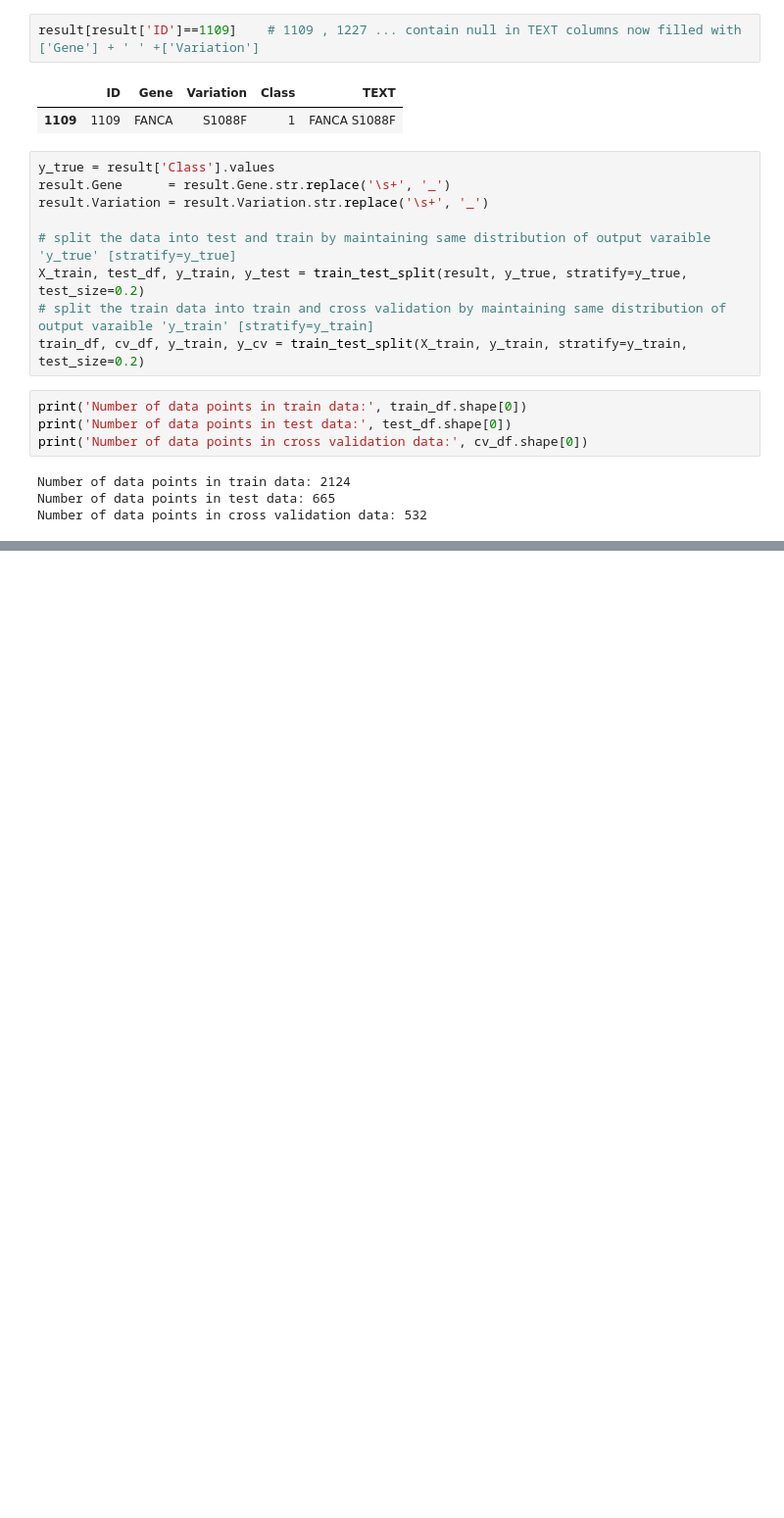
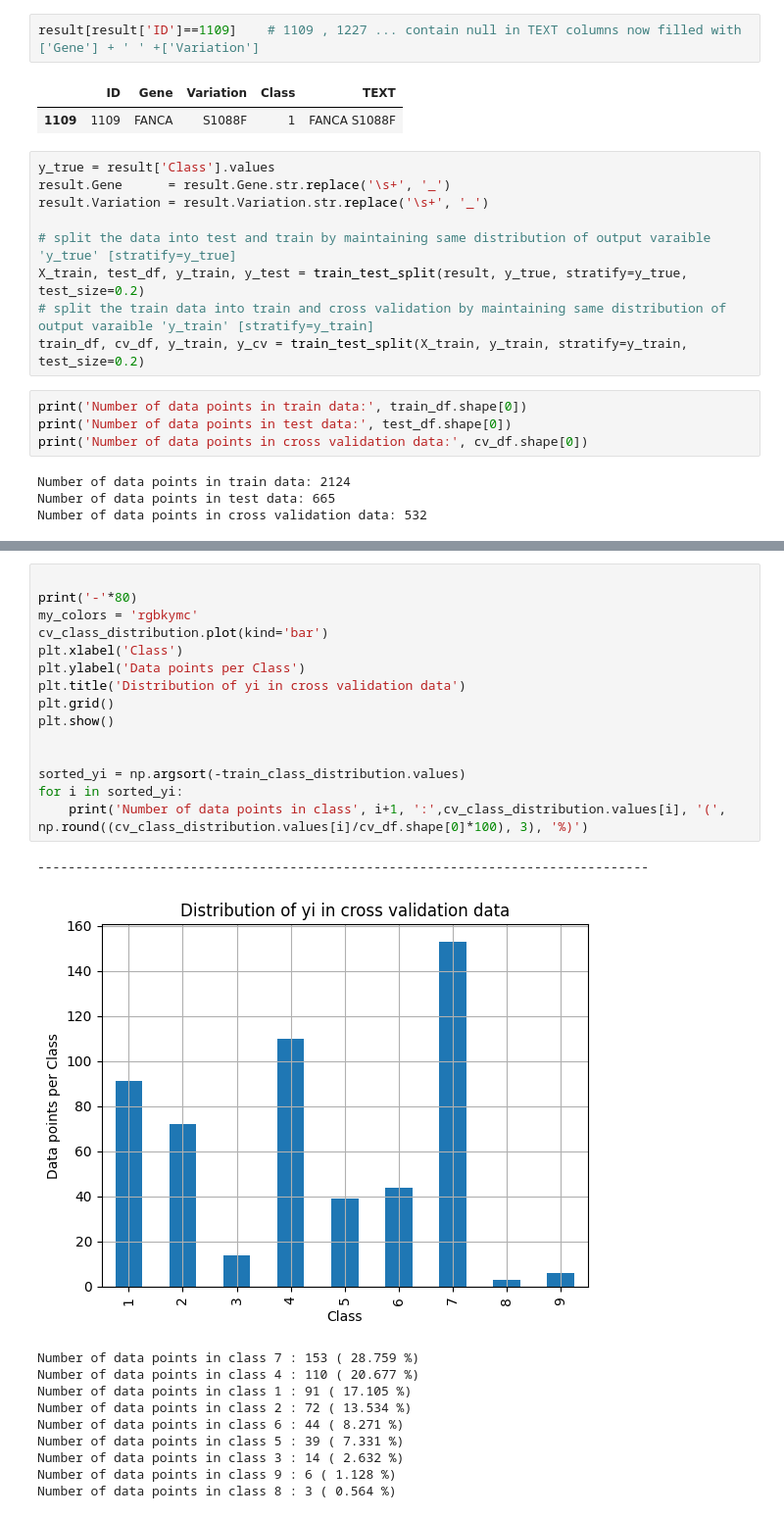
Before and after one commit to pankajshakya627/Personalized-Cancer-Diagnosis, a Jupyter notebook: EDA.ipynb, the cells around one changed output, grey strips where cells are left out. Shown at 98% size. Saved outputs shown, nothing was run; the diff lists cells and outputs as text; blank space fills up the shorter version.

```diff
--- a/EDA.ipynb
+++ b/EDA.ipynb
@@ -218,0 +254,27 @@ Number of data points in cross validation data: 532
+# %%
+
+print('-'*80)
+my_colors = 'rgbkymc'
+cv_class_distribution.plot(kind='bar')
+plt.xlabel('Class')
+plt.ylabel('Data points per Class')
+plt.title('Distribution of yi in cross validation data')
+plt.grid()
+plt.show()
+
+
+sorted_yi = np.argsort(-train_class_distribution.values)
+for i in sorted_yi:
+    print('Number of data points in class', i+1, ':',cv_class_distribution.values[i], '(', np.round((cv_class_distribution.values[i]/cv_df.shape[0]*100), 3), '%)')
+# %% [output]
+--------------------------------------------------------------------------------
+[figure, added]
+Number of data points in class 7 : 153 ( 28.759 %)
+Number of data points in class 4 : 110 ( 20.677 %)
+Number of data points in class 1 : 91 ( 17.105 %)
+Number of data points in class 2 : 72 ( 13.534 %)
+Number of data points in class 6 : 44 ( 8.271 %)
+Number of data points in class 5 : 39 ( 7.331 %)
+Number of data points in class 3 : 14 ( 2.632 %)
+Number of data points in class 9 : 6 ( 1.128 %)
+Number of data points in class 8 : 3 ( 0.564 %)
```
Also changed, not shown: parts of 5 cells of this notebook.
